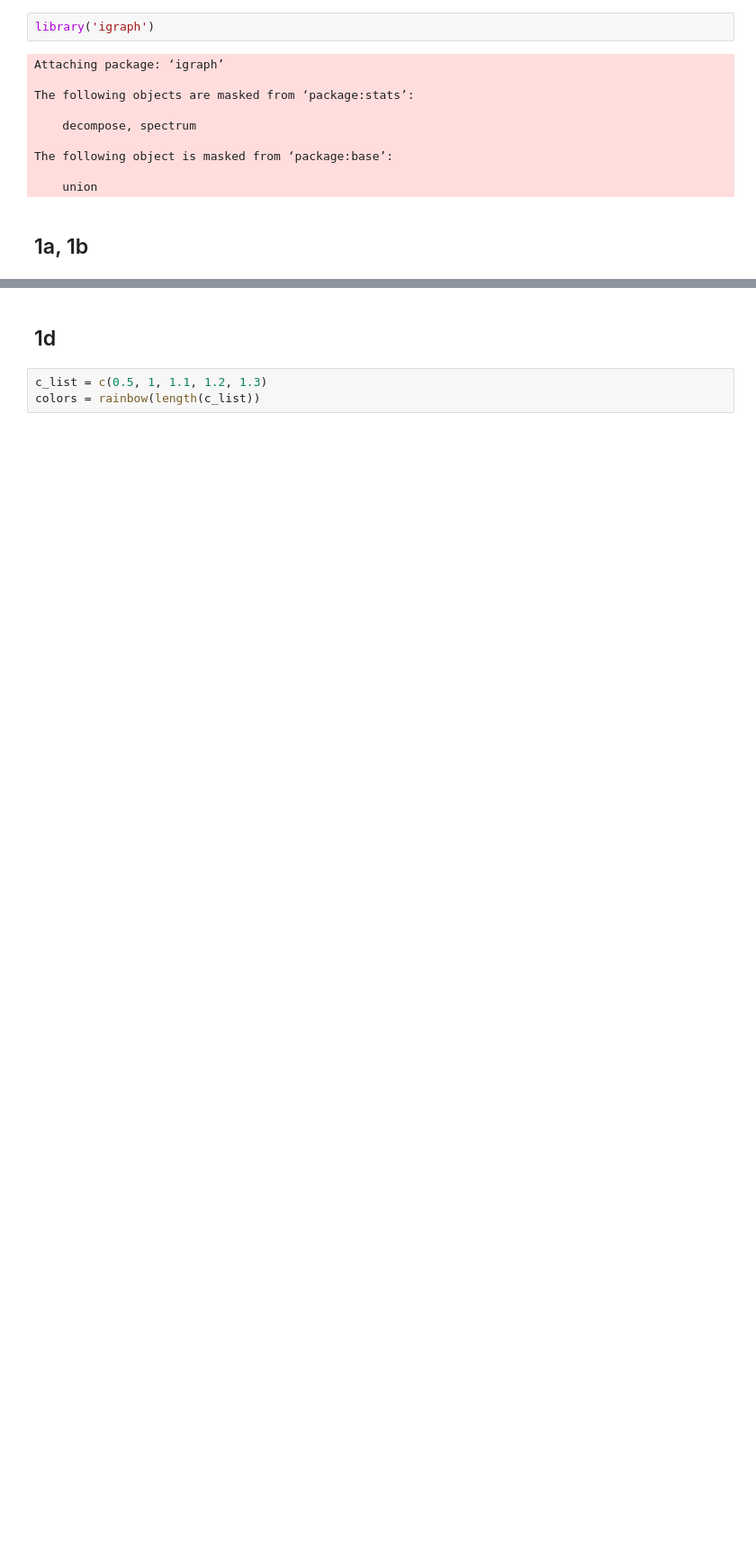
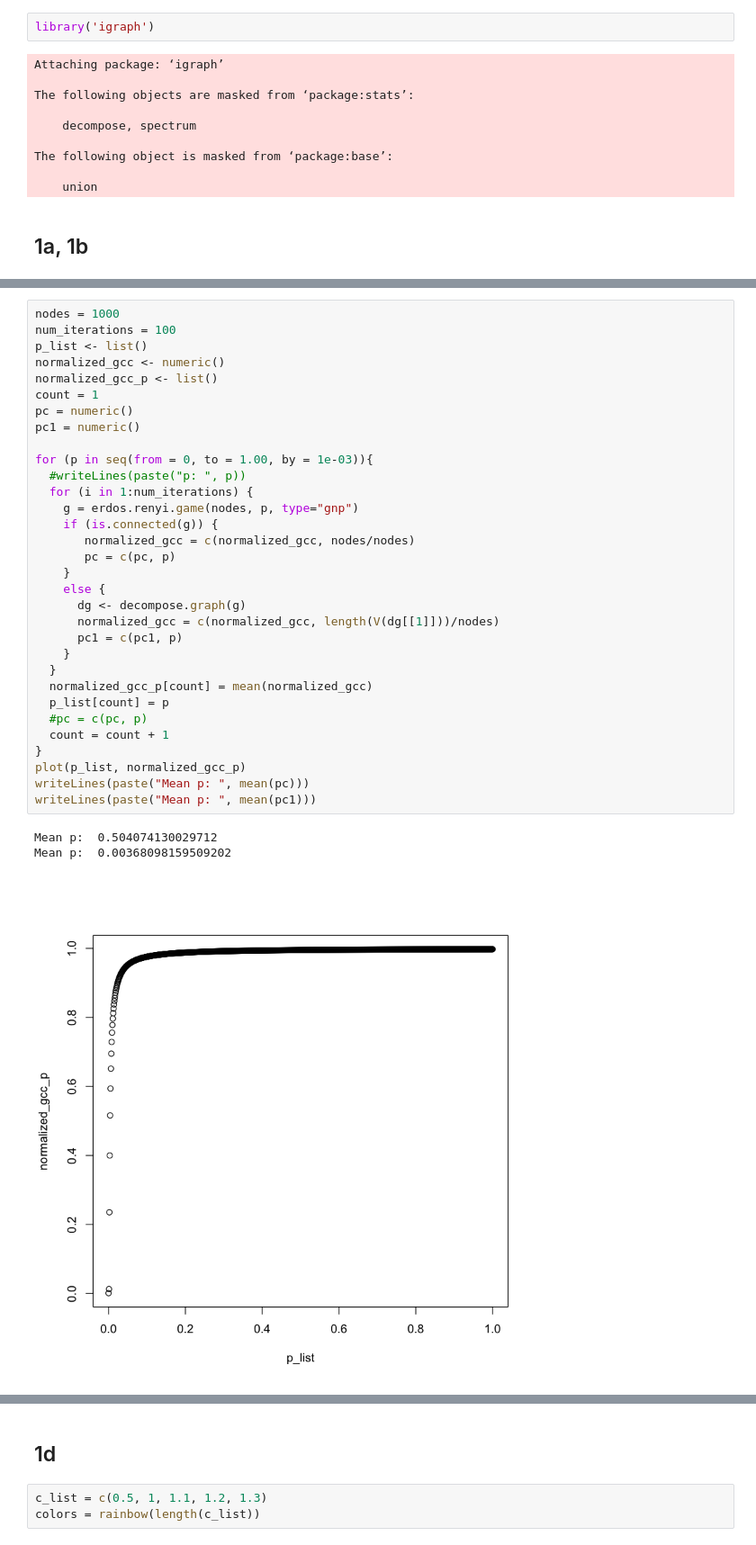
Before and after one commit to maithilibhide/ECE232, a Jupyter notebook: Project1/Random_Network_1.ipynb, the cells around one changed output, grey strips where cells are left out. Shown at 90% size. Drawn from its saved outputs; the diff is of its cells as text; blank space fills up the shorter version.

```diff
--- a/Project1/Random_Network_1.ipynb
+++ b/Project1/Random_Network_1.ipynb
@@ -74,0 +77,36 @@ Diameter:  3
+# %%
+nodes = 1000
+num_iterations = 100
+p_list <- list()
+normalized_gcc <- numeric()
+normalized_gcc_p <- list()
+count = 1
+pc = numeric()
+pc1 = numeric()
+
+for (p in seq(from = 0, to = 1.00, by = 1e-03)){
+  #writeLines(paste("p: ", p))
+  for (i in 1:num_iterations) {
+    g = erdos.renyi.game(nodes, p, type="gnp")
+    if (is.connected(g)) {
+       normalized_gcc = c(normalized_gcc, nodes/nodes)
+       pc = c(pc, p)
+    }
+    else {
+      dg <- decompose.graph(g)
+      normalized_gcc = c(normalized_gcc, length(V(dg[[1]]))/nodes)
+      pc1 = c(pc1, p)
+    }
+  }
+  normalized_gcc_p[count] = mean(normalized_gcc)
+  p_list[count] = p
+  #pc = c(pc, p)
+  count = count + 1
+}
+plot(p_list, normalized_gcc_p)
+writeLines(paste("Mean p: ", mean(pc)))
+writeLines(paste("Mean p: ", mean(pc1)))
+# %% [output]
+Mean p:  0.504074130029712
+Mean p:  0.00368098159509202
+[figure, added]
```
Also changed, not shown: parts of 4 cells of this notebook, 1 other file.
